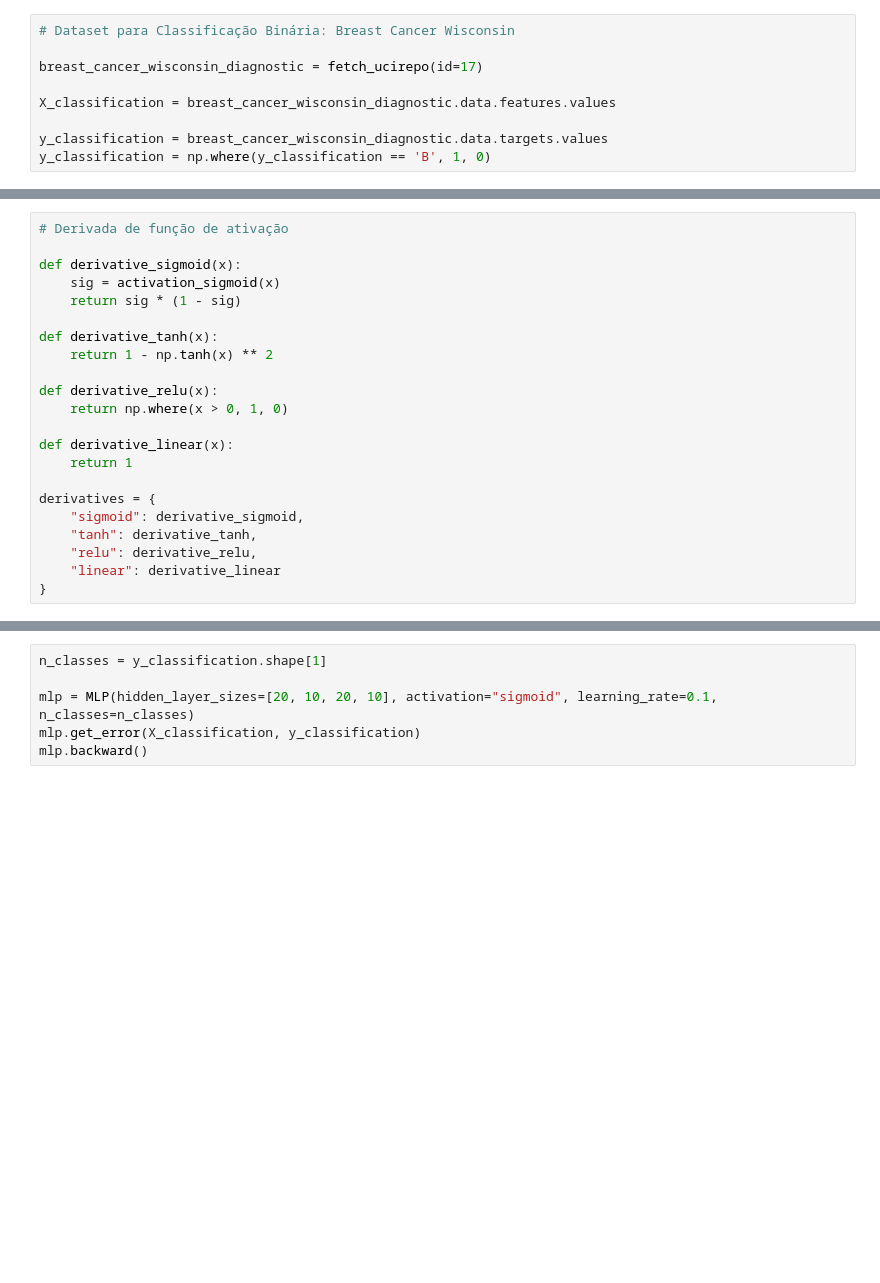
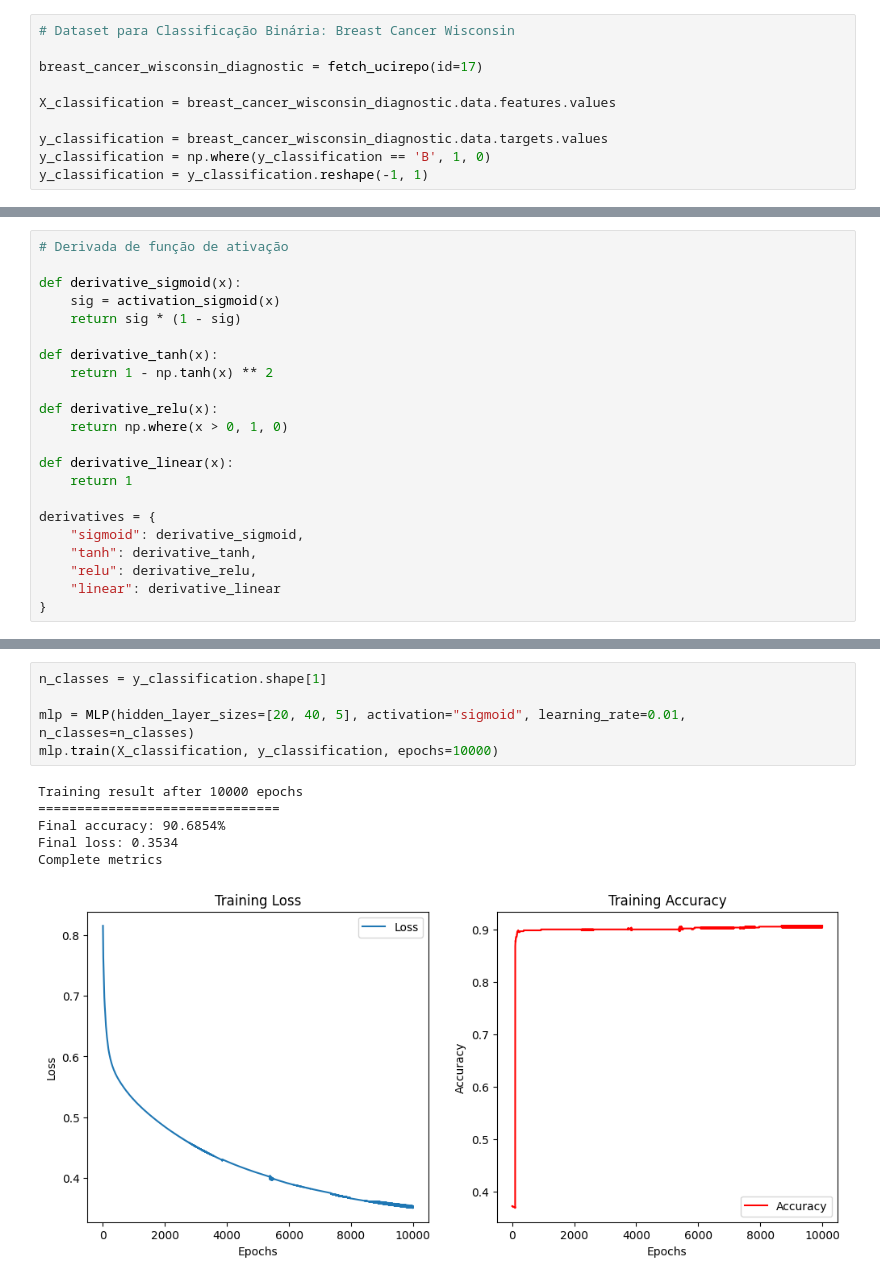
Before and after one commit to ricardobizerra/custom-mlp, a Jupyter notebook: mlp.ipynb, the cells around one changed output, grey strips where cells are left out. Saved outputs shown, nothing was run; the diff lists cells and outputs as text; blank space fills up the shorter version.

Commit message:
feat: improved forward & add train and evaluate functions

```diff
--- a/mlp.ipynb
+++ b/mlp.ipynb
@@ -91,6 +92,7 @@ X_classification = breast_cancer_wisconsin_diagnostic.data.features.values
 
 y_classification = breast_cancer_wisconsin_diagnostic.data.targets.values
 y_classification = np.where(y_classification == 'B', 1, 0)
+y_classification = y_classification.reshape(-1, 1)
 # %%
 # Dataset para Regressão: Student Performance
 
@@ -245,6 +303,12 @@ class MLP:
 # %%
 n_classes = y_classification.shape[1]
 
-mlp = MLP(hidden_layer_sizes=[20, 10, 20, 10], activation="sigmoid", learning_rate=0.1, n_classes=n_classes)
-mlp.get_error(X_classification, y_classification)
-mlp.backward()
+mlp = MLP(hidden_layer_sizes=[20, 40, 5], activation="sigmoid", learning_rate=0.01, n_classes=n_classes)
+mlp.train(X_classification, y_classification, epochs=10000)
+# %% [output]
+Training result after 10000 epochs
+===============================
+Final accuracy: 90.6854%
+Final loss: 0.3534
+Complete metrics
+[figure, added]
```
Also changed, not shown: parts of 4 cells of this notebook.
